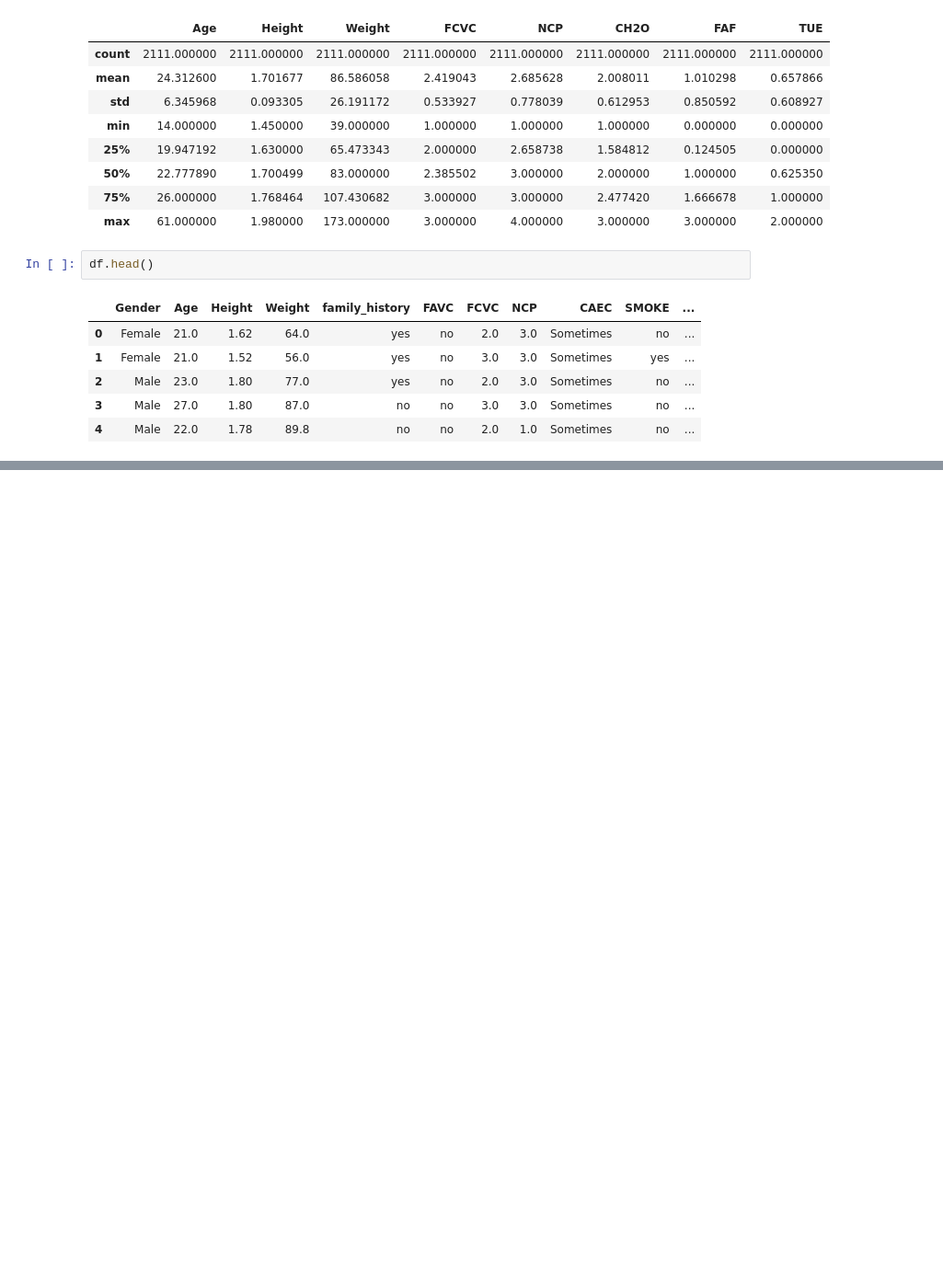
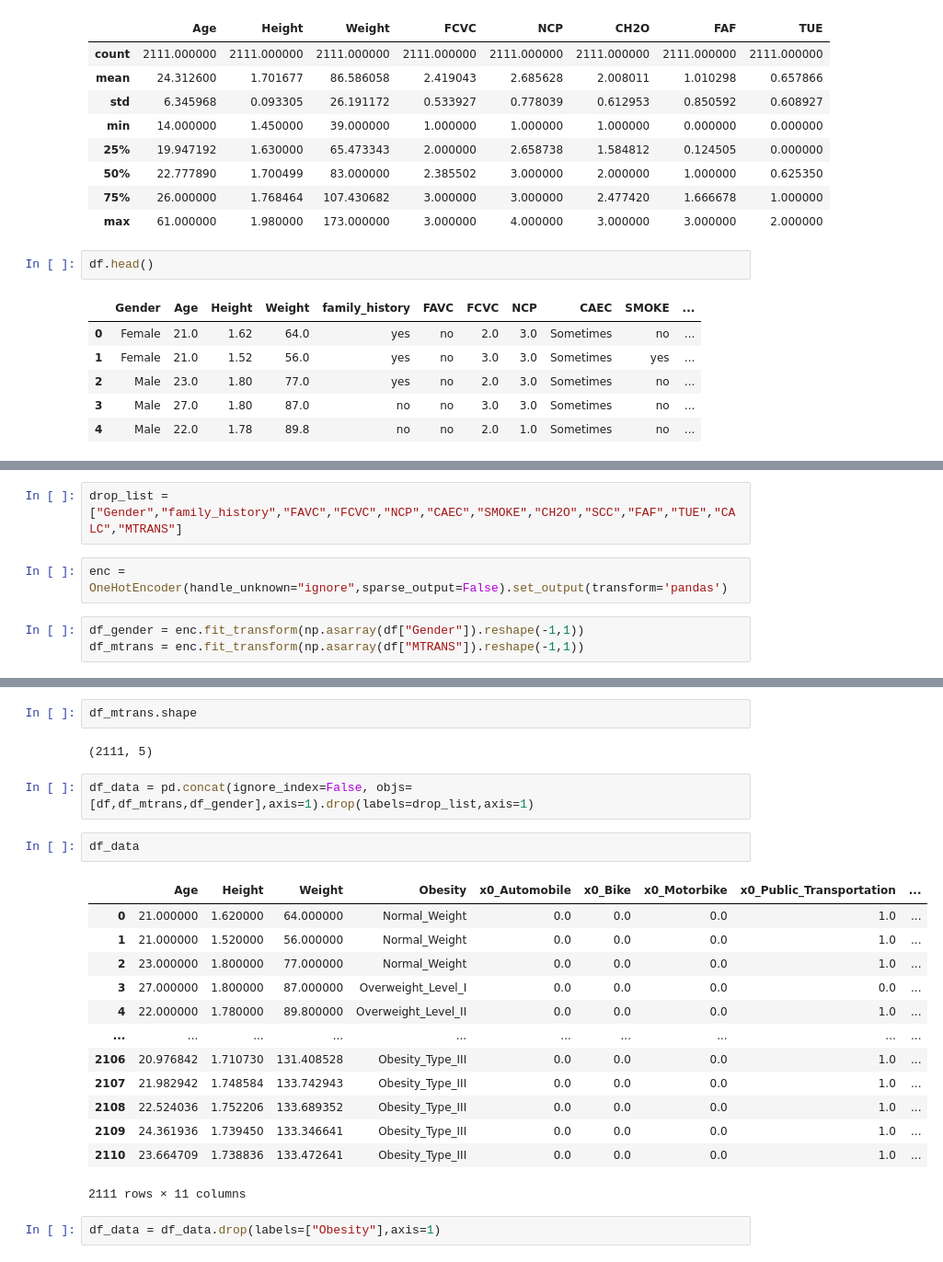
Before and after one commit to mgarcia14115/obese_classifier, a Jupyter notebook: notebooks/mg/00.0-mg-dataprocess.ipynb, the cells around one changed output, grey strips where cells are left out. Shown at 92% size. Drawn from its saved outputs; the diff is of its cells as text; blank space fills up the shorter version.

Commit message:
adding data transformation code

```diff
--- a/notebooks/mg/00.0-mg-dataprocess.ipynb
+++ b/notebooks/mg/00.0-mg-dataprocess.ipynb
@@ -59,0 +59,7 @@ array(['no', 'Sometimes', 'Frequently', 'Always'], dtype=object)
+# %%
+drop_list = ["Gender","family_history","FAVC","FCVC","NCP","CAEC","SMOKE","CH2O","SCC","FAF","TUE","CALC","MTRANS"]
+# %%
+enc = OneHotEncoder(handle_unknown="ignore",sparse_output=False).set_output(transform='pandas')
+# %%
+df_gender = enc.fit_transform(np.asarray(df["Gender"]).reshape(-1,1))
+df_mtrans = enc.fit_transform(np.asarray(df["MTRANS"]).reshape(-1,1))
@@ -59,0 +75,24 @@ array(['no', 'Sometimes', 'Frequently', 'Always'], dtype=object)
+# %%
+df_mtrans.shape
+# %% [output]
+(2111, 5)
+# %%
+df_data = pd.concat(ignore_index=False, objs=[df,df_mtrans,df_gender],axis=1).drop(labels=drop_list,axis=1)
+# %%
+df_data
+# %% [output]
+|  | Age | Height | Weight | Obesity | x0_Automobile | x0_Bike | x0_Motorbike | x0_Public_Transportation | ... |
+| 0 | 21.000000 | 1.620000 | 64.000000 | Normal_Weight | 0.0 | 0.0 | 0.0 | 1.0 | ... |
+| 1 | 21.000000 | 1.520000 | 56.000000 | Normal_Weight | 0.0 | 0.0 | 0.0 | 1.0 | ... |
+| 2 | 23.000000 | 1.800000 | 77.000000 | Normal_Weight | 0.0 | 0.0 | 0.0 | 1.0 | ... |
+| 3 | 27.000000 | 1.800000 | 87.000000 | Overweight_Level_I | 0.0 | 0.0 | 0.0 | 0.0 | ... |
+| 4 | 22.000000 | 1.780000 | 89.800000 | Overweight_Level_II | 0.0 | 0.0 | 0.0 | 1.0 | ... |
+| ... | ... | ... | ... | ... | ... | ... | ... | ... | ... |
+| 2106 | 20.976842 | 1.710730 | 131.408528 | Obesity_Type_III | 0.0 | 0.0 | 0.0 | 1.0 | ... |
+| 2107 | 21.982942 | 1.748584 | 133.742943 | Obesity_Type_III | 0.0 | 0.0 | 0.0 | 1.0 | ... |
+| 2108 | 22.524036 | 1.752206 | 133.689352 | Obesity_Type_III | 0.0 | 0.0 | 0.0 | 1.0 | ... |
+| 2109 | 24.361936 | 1.739450 | 133.346641 | Obesity_Type_III | 0.0 | 0.0 | 0.0 | 1.0 | ... |
+| 2110 | 23.664709 | 1.738836 | 133.472641 | Obesity_Type_III | 0.0 | 0.0 | 0.0 | 1.0 | ... |
+2111 rows × 11 columns
+# %%
+df_data = df_data.drop(labels=["Obesity"],axis=1)
```
Also changed, not shown: parts of 7 cells of this notebook.
